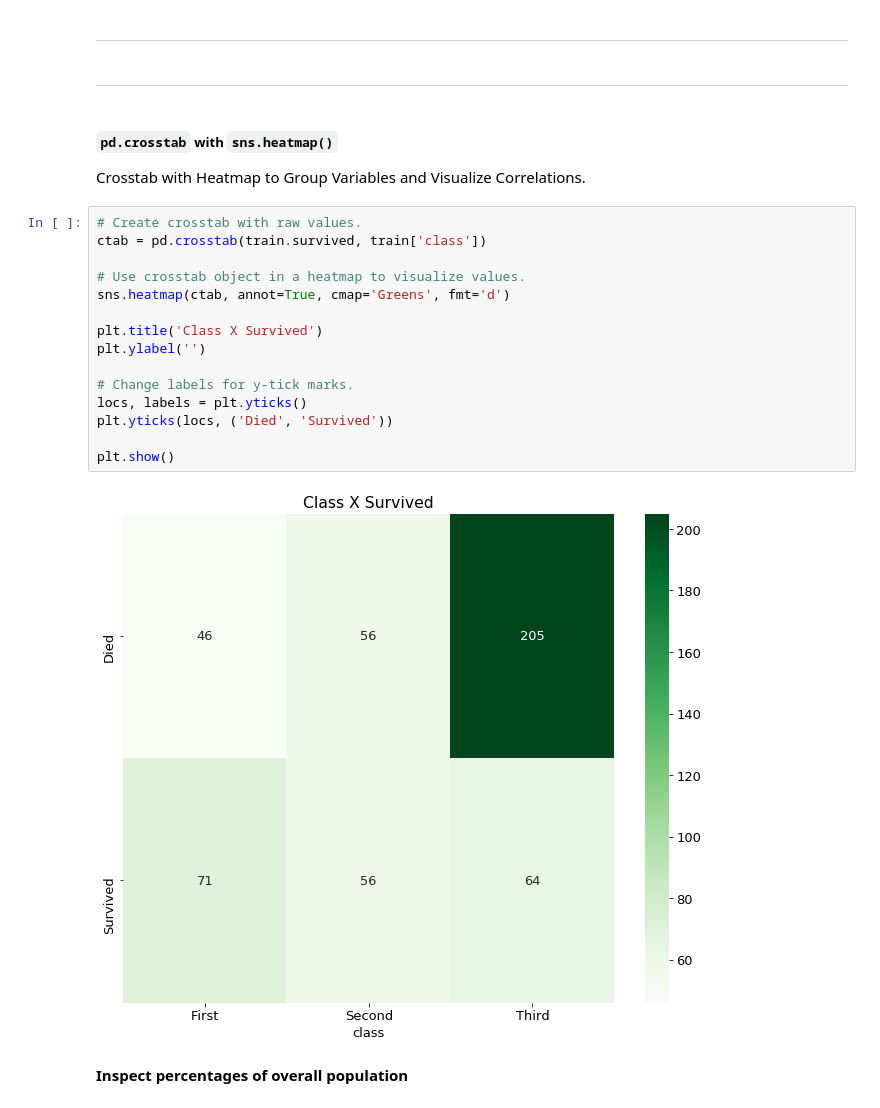
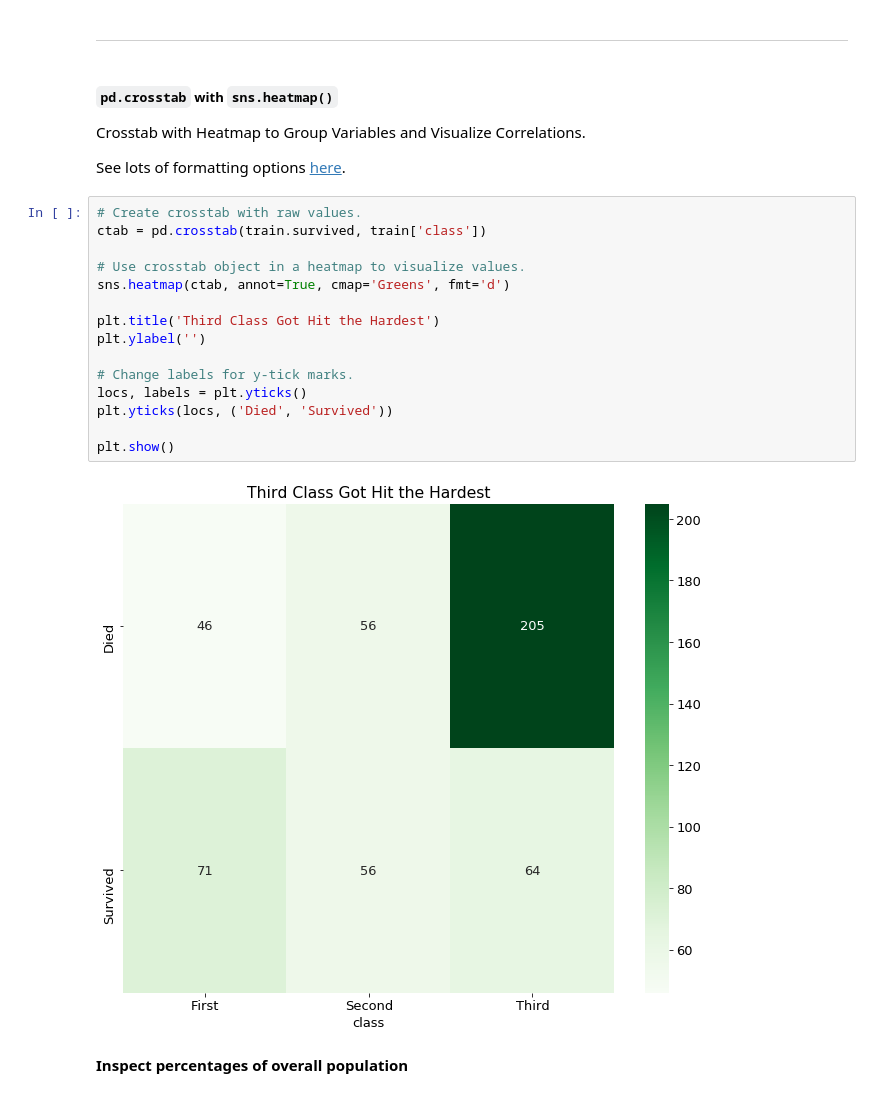
Before and after one commit to faithkane3/e_classification, a Jupyter notebook: classification_acquire_to_explore_review.ipynb, the cells around one changed output. Cells and saved outputs as stored; diff of their text form.

```diff
--- a/classification_acquire_to_explore_review.ipynb
+++ b/classification_acquire_to_explore_review.ipynb
@@ -1072,29 +1178,29 @@ plt.show()
 [figure]
 # %% [markdown]
 ___
-# %% [markdown]
-___
 # %% [markdown]
 ##### `pd.crosstab` with `sns.heatmap()`
 
 Crosstab with Heatmap to Group Variables and Visualize Correlations.
+
+See lots of formatting options [here](https://likegeeks.com/seaborn-heatmap-tutorial/).
 # %%
 # Create crosstab with raw values.
 ctab = pd.crosstab(train.survived, train['class'])
 
 # Use crosstab object in a heatmap to visualize values.
 sns.heatmap(ctab, annot=True, cmap='Greens', fmt='d')
 
-plt.title('Class X Survived')
+plt.title('Third Class Got Hit the Hardest')
 plt.ylabel('')
 
 # Change labels for y-tick marks.
 locs, labels = plt.yticks()
 plt.yticks(locs, ('Died', 'Survived'))
 
 plt.show()
 # %% [output]
-[figure, old version]
+[figure, new version]
 # %% [markdown]
 **Inspect percentages of overall population**
 # %%
```
Also changed, not shown: parts of 46 cells of this notebook.
